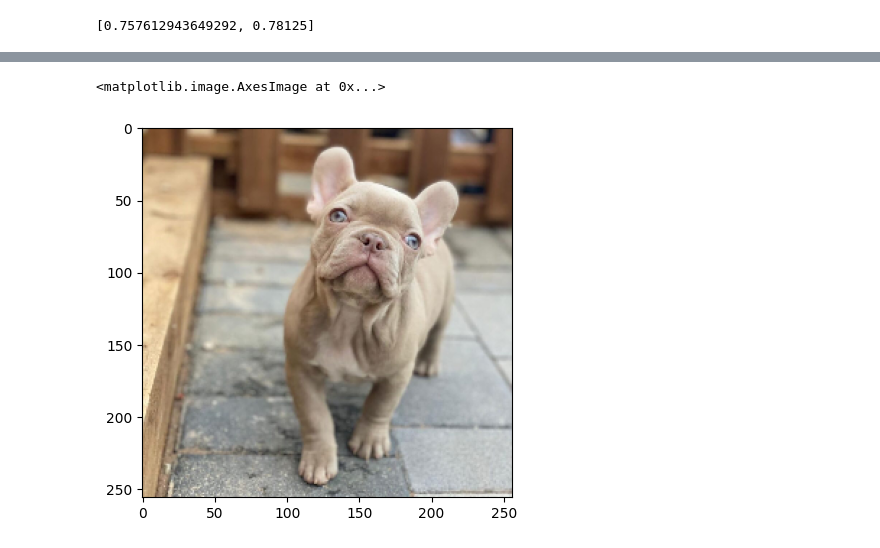
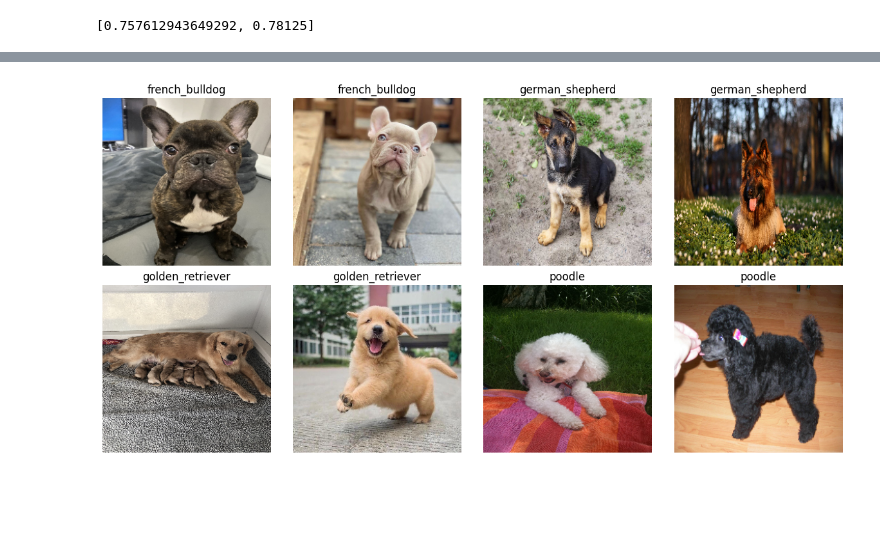
Before and after one commit to ManuelPadin/Pento-ML-Challenge, a Jupyter notebook: MLChallenge.ipynb, the cells around one changed output, grey strips where cells are left out. Saved outputs shown, nothing was run; the diff lists cells and outputs as text; code cells hidden in the pictures; blank space fills up the shorter version.

```diff
--- a/MLChallenge.ipynb
+++ b/MLChallenge.ipynb
@@ -211,6 +211,15 @@ steps=1,
 verbose=1)
 predicted_class_indices=np.argmax(pred,axis=1)
 predictions = [labels[k] for k in predicted_class_indices]
-print(predictions)
-plt.imshow(test_gen[0][0][1])
+fig, axes = plt.subplots(2, 4, figsize=(12, 6))
+axes = axes.flatten()
+
+for i in range(8):
+    img = test_gen[0][0][i]
+    axes[i].imshow(img)
+    axes[i].axis('off')
+    axes[i].set_title(predictions[i])
+
+plt.tight_layout()
+plt.show()
 # %% [output]
@@ -218,5 +227,4 @@ plt.imshow(test_gen[0][0][1])
 ['french_bulldog', 'french_bulldog', 'german_shepherd', 'german_shepherd', 'golden_retriever', 'golden_retriever', 'poodle', 'poodle']
-<matplotlib.image.AxesImage at 0x...>
-[figure, old version]
+[figure, new version]
 # %%
 from keras.applications.resnet import preprocess_input
```
Also changed, not shown: parts of 2 cells of this notebook.
